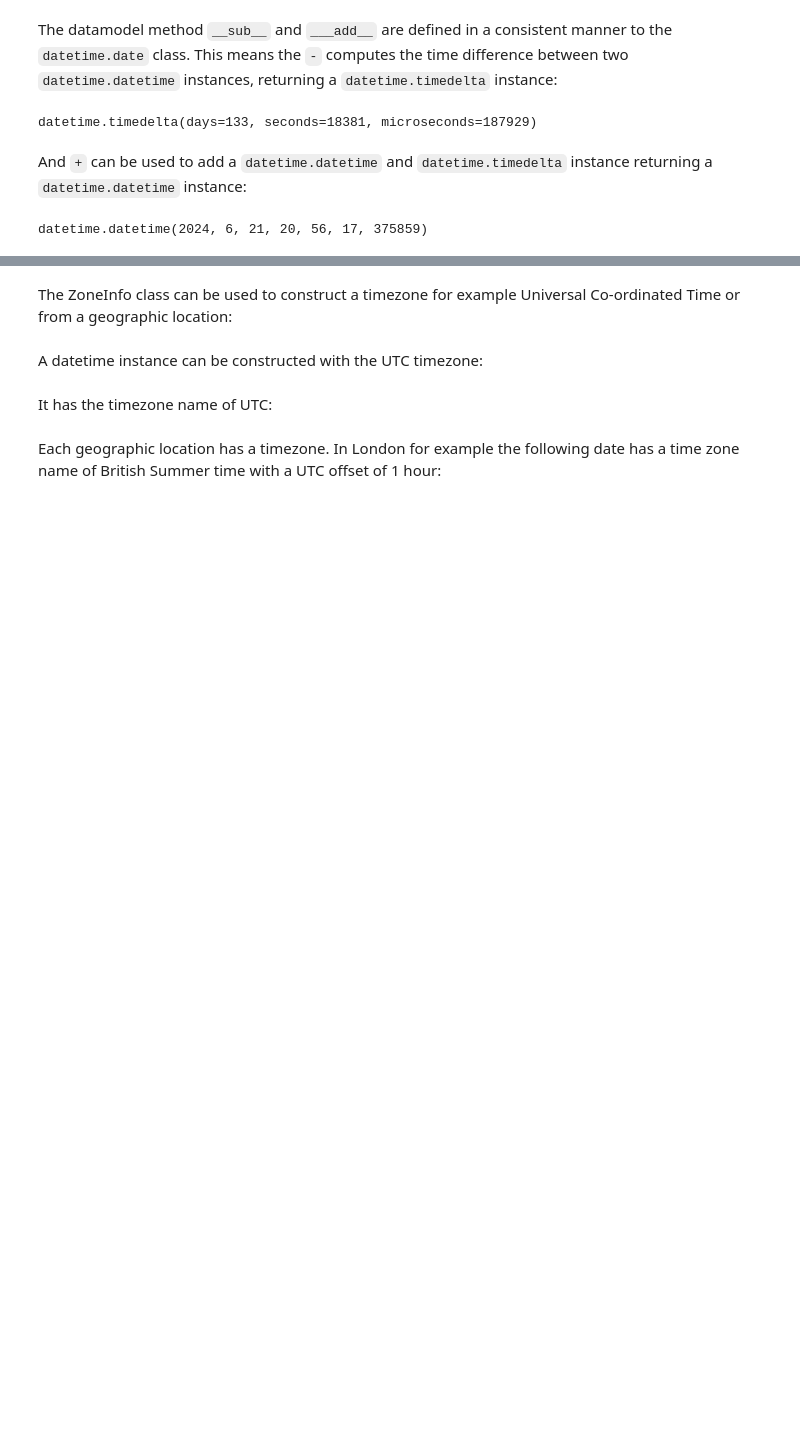
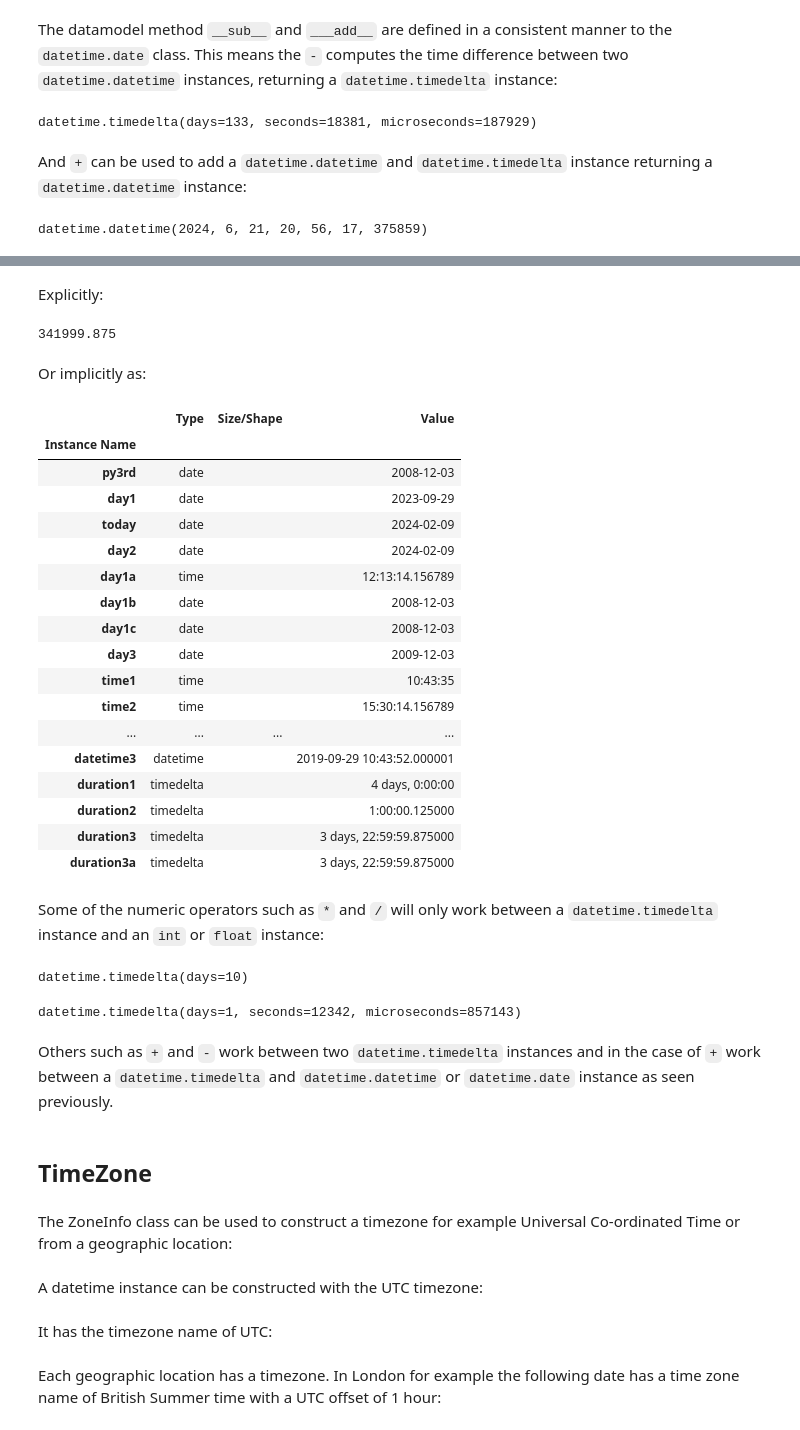
Before and after one commit to PhilipYip1988/python-notebooks, a Jupyter notebook: datetime_module/notebook.ipynb, the cells around one changed output, grey strips where cells are left out. Saved outputs shown, nothing was run; the diff lists cells and outputs as text; code cells hidden in the pictures; blank space fills up the shorter version.

````diff
--- a/datetime_module/notebook.ipynb
+++ b/datetime_module/notebook.ipynb
@@ -996,0 +1046,6 @@ duration2 > duration
+# %% [markdown]
+Explicitly:
+# %%
+duration1.total_seconds() - duration2.total_seconds()
+# %% [output]
+341999.875
@@ -996,0 +1054,2 @@ duration2 > duration
+# %% [markdown]
+Or implicitly as:
@@ -997,3 +1058,38 @@ duration2 > duration
+# %%
+variables()
+# %% [output]
+|  | Type | Size/Shape | Value |
+| Instance Name |  |  |  |
+| py3rd | date |  | 2008-12-03 |
+| day1 | date |  | 2023-09-29 |
+| today | date |  | 2024-02-09 |
+| day2 | date |  | 2024-02-09 |
+| day1a | time |  | 12:13:14.156789 |
+| day1b | date |  | 2008-12-03 |
+| day1c | date |  | 2008-12-03 |
+| day3 | date |  | 2009-12-03 |
+| time1 | time |  | 10:43:35 |
+| time2 | time |  | 15:30:14.156789 |
+| ... | ... | ... | ... |
+| datetime3 | datetime |  | 2019-09-29 10:43:52.000001 |
+| duration1 | timedelta |  | 4 days, 0:00:00 |
+| duration2 | timedelta |  | 1:00:00.125000 |
+| duration3 | timedelta |  | 3 days, 22:59:59.875000 |
+| duration3a | timedelta |  | 3 days, 22:59:59.875000 |
+# %% [markdown]
+Some of the numeric operators such as ```*``` and ```/``` will only work between a ```datetime.timedelta``` instance and an ```int``` or ```float``` instance:
+# %%
+2.5 * duration1
+# %% [output]
+datetime.timedelta(days=10)
+# %%
+duration1 / 3.5
+# %% [output]
+datetime.timedelta(days=1, seconds=12342, microseconds=857143)
+# %% [markdown]
+Others such as ```+``` and ```-``` work between two ```datetime.timedelta``` instances and in the case of ```+``` work between a ```datetime.timedelta``` and ```datetime.datetime``` or ```datetime.date``` instance as seen previously.
+# %% [markdown]
+## TimeZone
 # %% [markdown]
 The ZoneInfo class can be used to construct a timezone for example Universal Co-ordinated Time or from a geographic location:
 # %%
````
Also changed, not shown: parts of 84 cells of this notebook.
